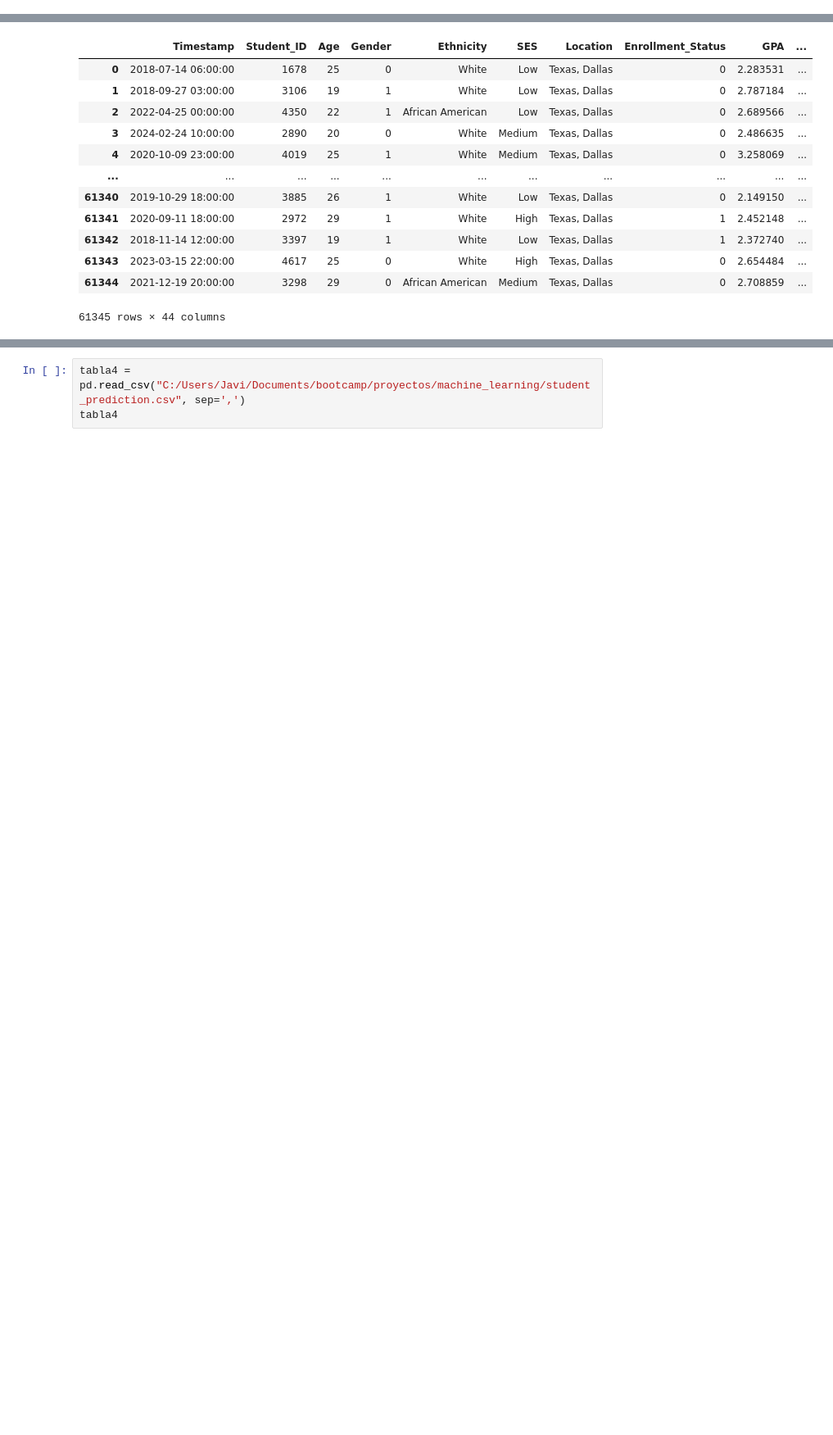
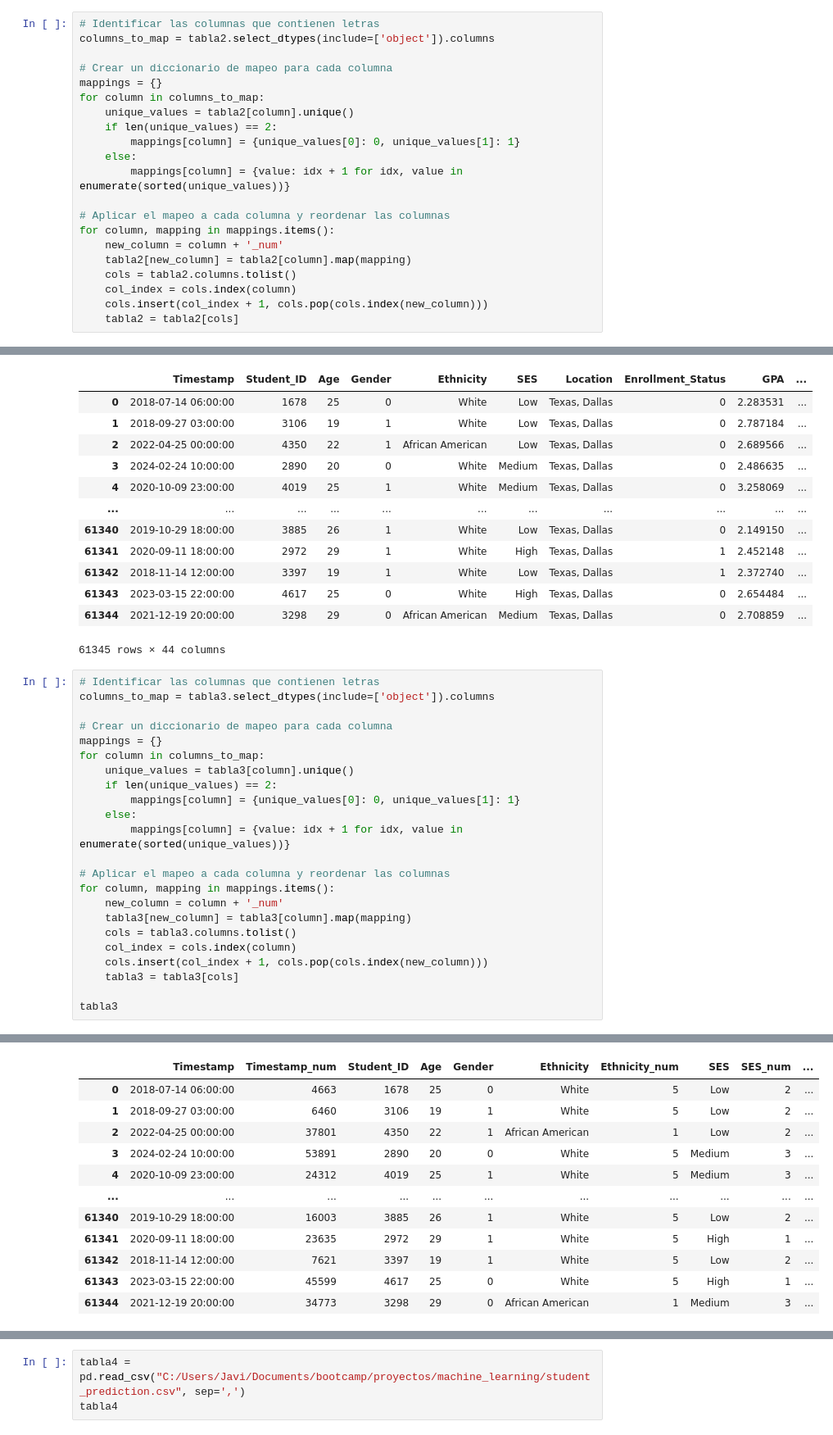
Before and after one commit to enialahcene/proyecto-ml, a Jupyter notebook: Documento limpieza de tablas.ipynb, the cells around one changed output, grey strips where cells are left out. Shown at 82% size. Drawn from its saved outputs; the diff is of its cells as text; blank space fills up the shorter version.

```diff
--- a/Documento limpieza de tablas.ipynb
+++ b/Documento limpieza de tablas.ipynb
@@ -35,3 +125,24 @@ tabla2
 | 998 | female | group D | some college | standard | completed | 68 | ... |
 | 999 | female | group D | some college | free/reduced | none | 77 | ... |
 1000 rows × 8 columns
+# %%
+# Identificar las columnas que contienen letras
+columns_to_map = tabla2.select_dtypes(include=['object']).columns
+
+# Crear un diccionario de mapeo para cada columna
+mappings = {}
+for column in columns_to_map:
+    unique_values = tabla2[column].unique()
+    if len(unique_values) == 2:
+        mappings[column] = {unique_values[0]: 0, unique_values[1]: 1}
+    else:
+        mappings[column] = {value: idx + 1 for idx, value in enumerate(sorted(unique_values))}
+
+# Aplicar el mapeo a cada columna y reordenar las columnas
+for column, mapping in mappings.items():
+    new_column = column + '_num'
+    tabla2[new_column] = tabla2[column].map(mapping)
+    cols = tabla2.columns.tolist()
+    col_index = cols.index(column)
+    cols.insert(col_index + 1, cols.pop(cols.index(new_column)))
+    tabla2 = tabla2[cols]
@@ -52,3 +183,27 @@ tabla3
 | 61343 | 2023-03-15 22:00:00 | 4617 | 25 | 0 | White | High | Texas, Dallas | 0 | 2.654484 | ... |
 | 61344 | 2021-12-19 20:00:00 | 3298 | 29 | 0 | African American | Medium | Texas, Dallas | 0 | 2.708859 | ... |
 61345 rows × 44 columns
+# %%
+# Identificar las columnas que contienen letras
+columns_to_map = tabla3.select_dtypes(include=['object']).columns
+
+# Crear un diccionario de mapeo para cada columna
+mappings = {}
+for column in columns_to_map:
+    unique_values = tabla3[column].unique()
+    if len(unique_values) == 2:
+        mappings[column] = {unique_values[0]: 0, unique_values[1]: 1}
+    else:
+        mappings[column] = {value: idx + 1 for idx, value in enumerate(sorted(unique_values))}
+
+# Aplicar el mapeo a cada columna y reordenar las columnas
+for column, mapping in mappings.items():
+    new_column = column + '_num'
+    tabla3[new_column] = tabla3[column].map(mapping)
+    cols = tabla3.columns.tolist()
+    col_index = cols.index(column)
+    cols.insert(col_index + 1, cols.pop(cols.index(new_column)))
+    tabla3 = tabla3[cols]
+
+tabla3
+# %% [output]
@@ -54,0 +215,12 @@ tabla3
+|  | Timestamp | Timestamp_num | Student_ID | Age | Gender | Ethnicity | Ethnicity_num | SES | SES_num | ... |
+| 0 | 2018-07-14 06:00:00 | 4663 | 1678 | 25 | 0 | White | 5 | Low | 2 | ... |
+| 1 | 2018-09-27 03:00:00 | 6460 | 3106 | 19 | 1 | White | 5 | Low | 2 | ... |
+| 2 | 2022-04-25 00:00:00 | 37801 | 4350 | 22 | 1 | African American | 1 | Low | 2 | ... |
+| 3 | 2024-02-24 10:00:00 | 53891 | 2890 | 20 | 0 | White | 5 | Medium | 3 | ... |
+| 4 | 2020-10-09 23:00:00 | 24312 | 4019 | 25 | 1 | White | 5 | Medium | 3 | ... |
+| ... | ... | ... | ... | ... | ... | ... | ... | ... | ... | ... |
+| 61340 | 2019-10-29 18:00:00 | 16003 | 3885 | 26 | 1 | White | 5 | Low | 2 | ... |
+| 61341 | 2020-09-11 18:00:00 | 23635 | 2972 | 29 | 1 | White | 5 | High | 1 | ... |
+| 61342 | 2018-11-14 12:00:00 | 7621 | 3397 | 19 | 1 | White | 5 | Low | 2 | ... |
+| 61343 | 2023-03-15 22:00:00 | 45599 | 4617 | 25 | 0 | White | 5 | High | 1 | ... |
+| 61344 | 2021-12-19 20:00:00 | 34773 | 3298 | 29 | 0 | African American | 1 | Medium | 3 | ... |
```
Also changed, not shown: parts of 8 cells of this notebook.
